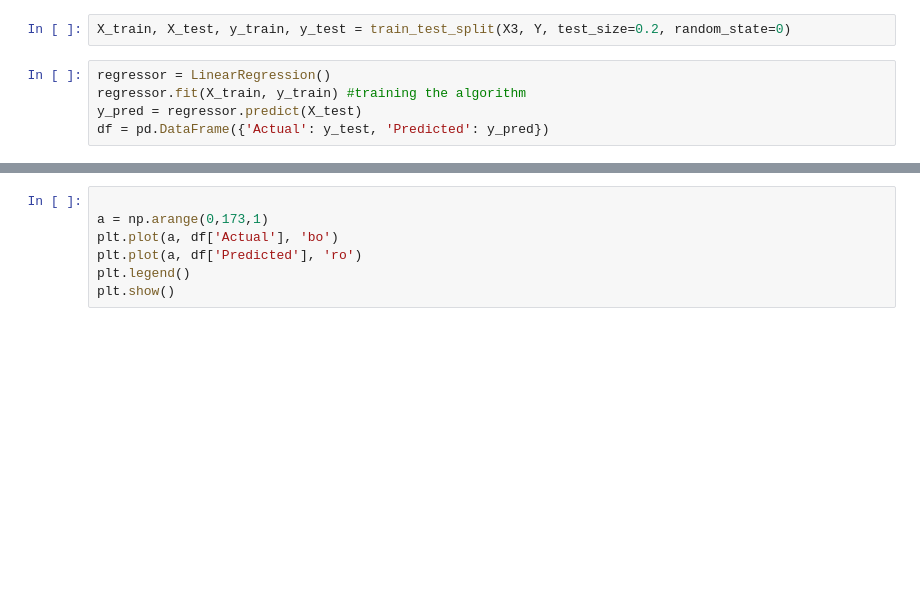
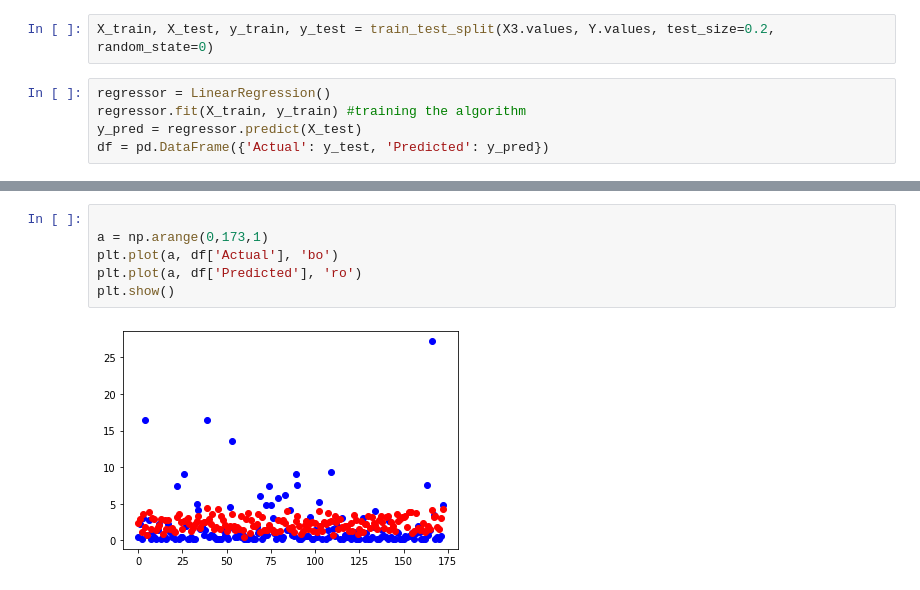
Before and after one commit to Joao-Pedro-Chacon-Ruiz/Modelo_de_precificacao_carros, a Jupyter notebook: Previsao_chuva.ipynb, the cells around one changed output, grey strips where cells are left out. Drawn from its saved outputs; the diff is of its cells as text; blank space fills up the shorter version.

```diff
--- a/Previsao_chuva.ipynb
+++ b/Previsao_chuva.ipynb
@@ -668,7 +664,7 @@ from sklearn.model_selection import train_test_split
 from sklearn.linear_model import LinearRegression
 from sklearn import metrics
 # %%
-X_train, X_test, y_train, y_test = train_test_split(X3, Y, test_size=0.2, random_state=0)
+X_train, X_test, y_train, y_test = train_test_split(X3.values, Y.values, test_size=0.2, random_state=0)
 # %%
 regressor = LinearRegression()
 regressor.fit(X_train, y_train) #training the algorithm
@@ -698,9 +717,10 @@ O desvio padrão do erro é: 2.468157457335595
 # %%
 
 a = np.arange(0,173,1)
 plt.plot(a, df['Actual'], 'bo')
 plt.plot(a, df['Predicted'], 'ro')
-plt.legend()
 plt.show()
+# %% [output]
+[figure, added]
 # %%
 df.iloc[:20,:].plot(kind='bar', color=('blue', 'red'), legend=False )
```
Also changed, not shown: parts of 19 cells of this notebook.
